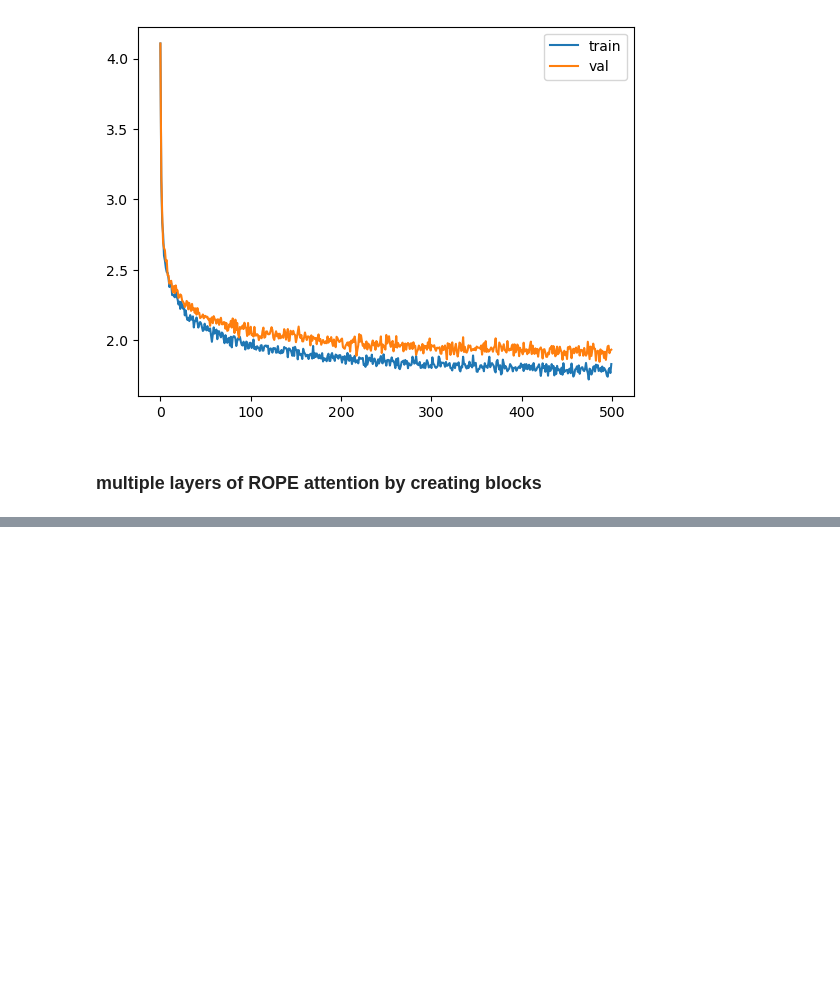
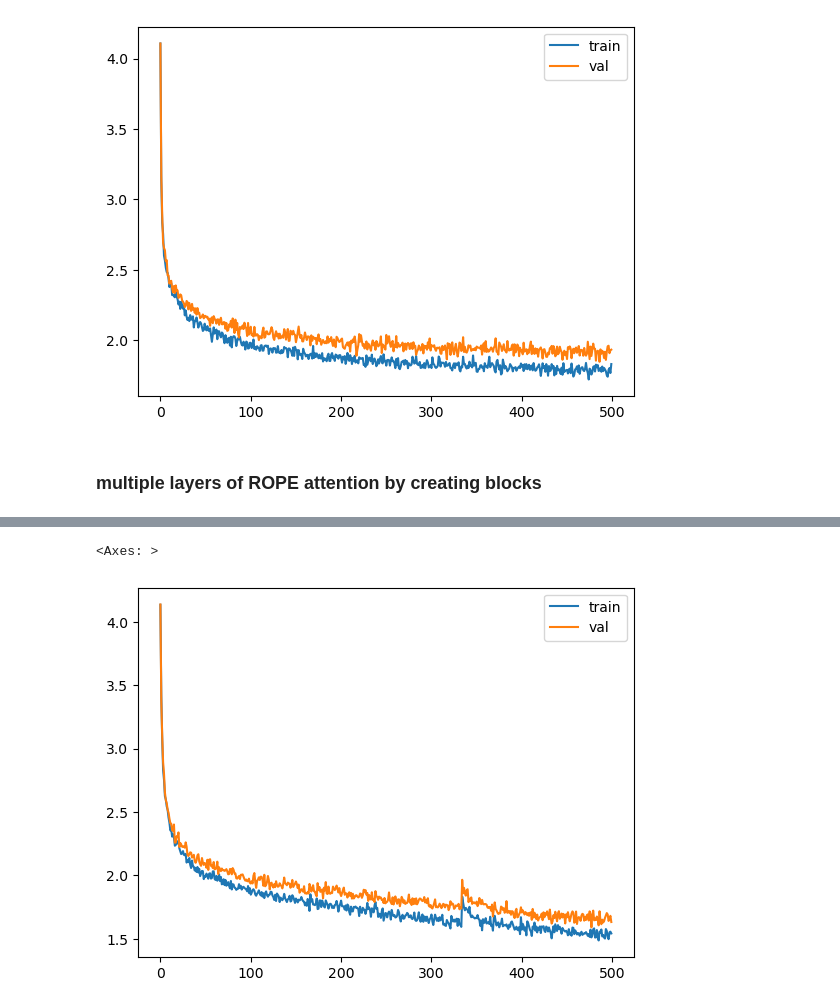
Before and after one commit to ysurs/Multimodal_llms, a Jupyter notebook: llama.ipynb, the cells around one changed output, grey strips where cells are left out. Cells and saved outputs as stored; diff of their text form; code cells hidden in the pictures; blank space fills up the shorter version.

Commit message:
generated after final training, need to put it all together.

```diff
--- a/llama.ipynb
+++ b/llama.ipynb
@@ -1056,3 +1056,65 @@ class LlamaBlock(nn.Module):
 # %%
 block = LlamaBlock(MASTER_CONFIG)
 block(torch.randn(MASTER_CONFIG['batch_size'], MASTER_CONFIG['context_window'], MASTER_CONFIG['d_model']));
+# %%
+# add RMSNorm and residual conncection
+class LlamaBlock(nn.Module):
+    def __init__(self, config):
+        super().__init__()
+        self.config = config
+
+        self.rms = RMSNorm((config['context_window'], config['d_model']))
+
+        self.attention = RoPEMaskedMultiheadAttention(config)
+        self.feedforward = nn.Sequential(
+            nn.Linear(config['d_model'], config['d_model']),
+            SwiGLU(config['d_model']),
+        )
+
+    def forward(self, x):
+        x = self.rms(x) # rms pre-normalization
+        x = x + self.attention(x)
+
+        x = self.rms(x) # rms pre-normalization
+        x = x + self.feedforward(x)
+        return x
+block = LlamaBlock(MASTER_CONFIG)
+block(torch.randn(MASTER_CONFIG['batch_size'], MASTER_CONFIG['context_window'], MASTER_CONFIG['d_model']));
+from collections import OrderedDict
+
+MASTER_CONFIG.update({
+    'n_layers': 4,
+})
+class Llama(nn.Module):
+    def __init__(self, config):
+        super().__init__()
+        self.config = config
+        self.embeddings = nn.Embedding(config['vocab_size'], config['d_model'])
+        self.llama_blocks = nn.Sequential(
+            OrderedDict([(f"llama_{i}", LlamaBlock(config)) for i in range(config['n_layers'])])
+        )
+
+        self.ffn = nn.Sequential(
+            nn.Linear(config['d_model'], config['d_model']),
+            SwiGLU(config['d_model']),
+            nn.Linear(config['d_model'], config['vocab_size']),
+        )
+
+        print("model params:", sum([m.numel() for m in self.parameters()]))
+
+    def forward(self, idx, targets=None):
+        x = self.embeddings(idx)
+        x = self.llama_blocks(x)
+        logits = self.ffn(x)
+
+        if targets is None:
+            return logits
+
+        else:
+            loss = F.cross_entropy(logits.view(-1, self.config['vocab_size']), targets.view(-1))
+            return logits, loss
+
+llama = Llama(MASTER_CONFIG)
+optimizer = torch.optim.Adam(llama.parameters())
+train(llama, optimizer, config=MASTER_CONFIG)
+# %% [output]
@@ -1058,0 +1123,2 @@ block(torch.randn(MASTER_CONFIG['batch_size'], MASTER_CONFIG['context_window'],
+<Axes: >
+[figure, added]
```
Also changed, not shown: parts of 5 cells of this notebook.
